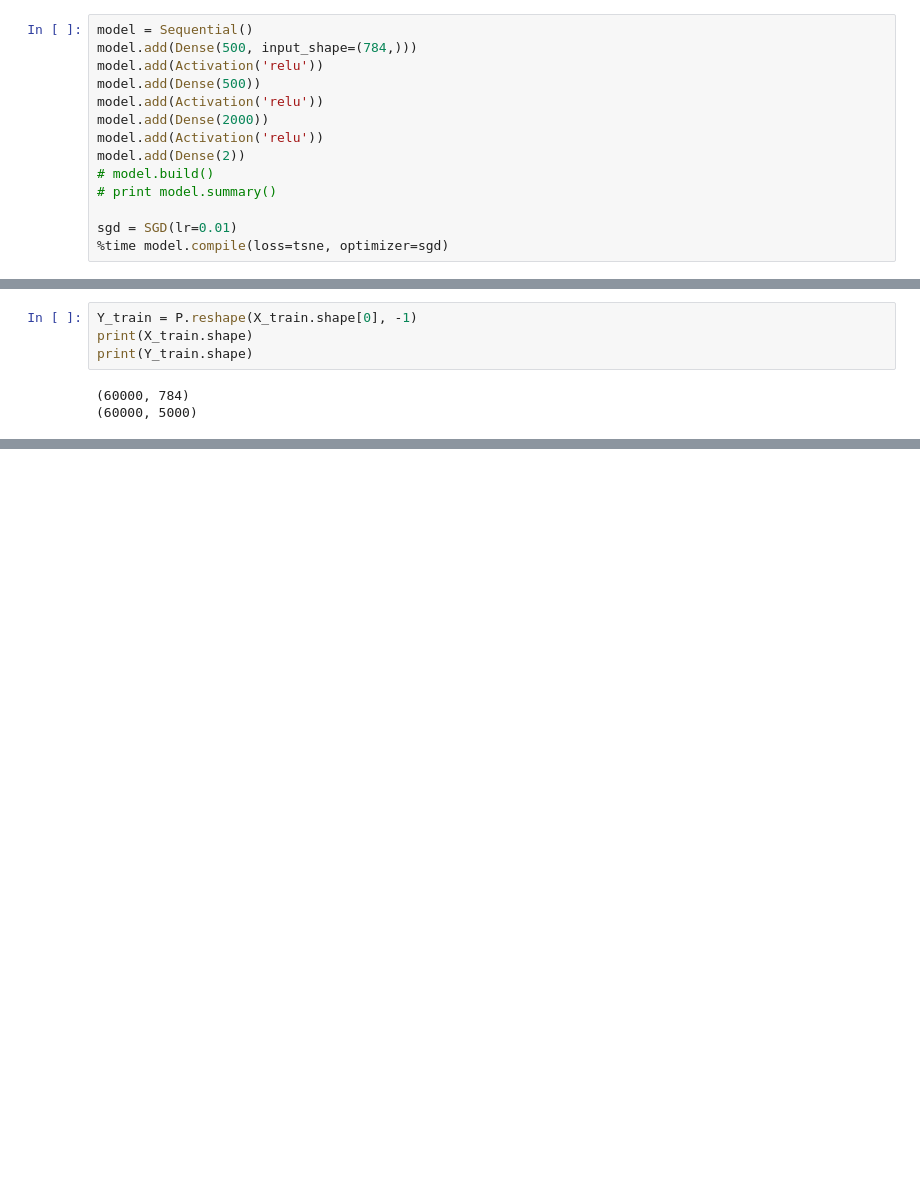
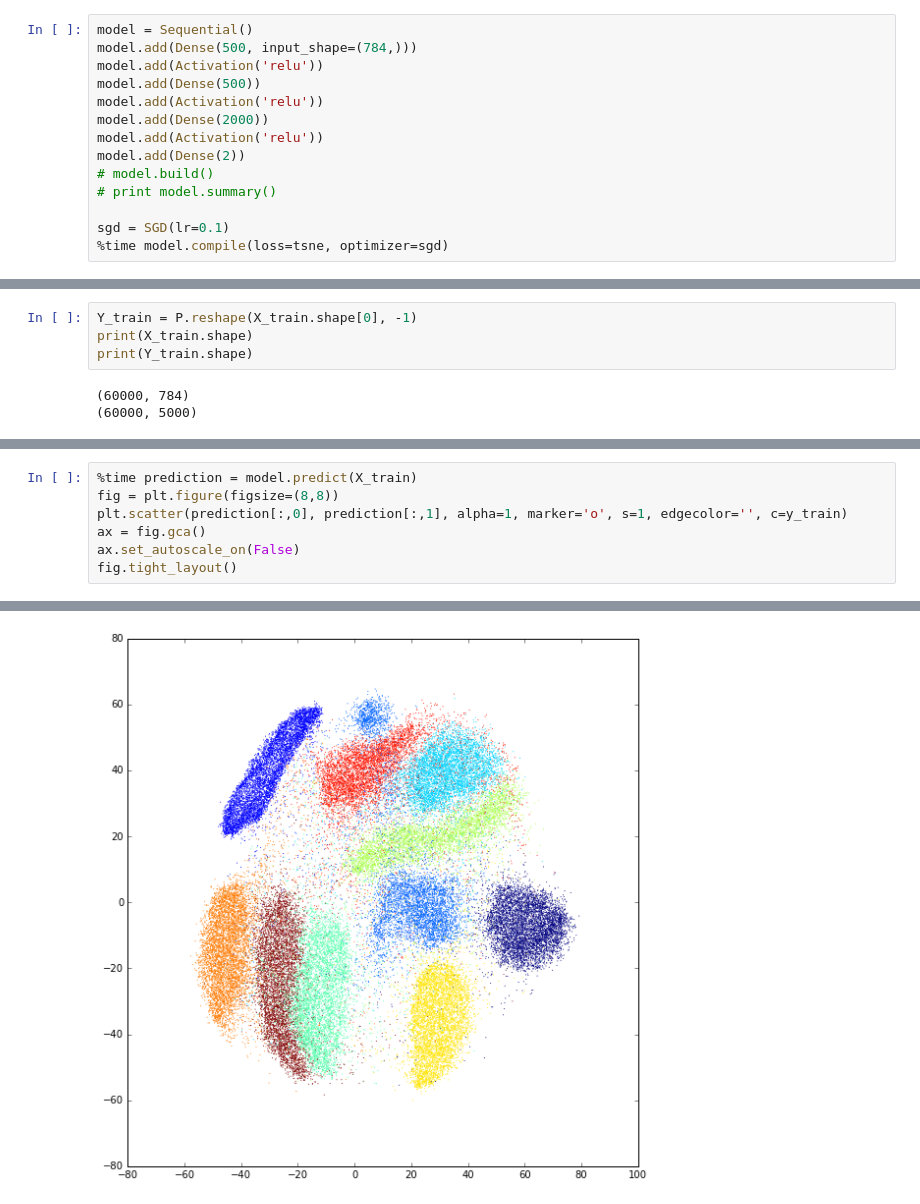
Before and after one commit to kylemcdonald/Parametric-t-SNE, a Jupyter notebook: Parametric t-SNE (Keras).ipynb, the cells around one changed output, grey strips where cells are left out. Cells and saved outputs as stored; diff of their text form; blank space fills up the shorter version.

```diff
--- a/Parametric t-SNE (Keras).ipynb
+++ b/Parametric t-SNE (Keras).ipynb
@@ -65,6 +65,6 @@ model.add(Dense(2))
 # model.build()
 # print model.summary()
 
-sgd = SGD(lr=0.01)
+sgd = SGD(lr=0.1)
 %time model.compile(loss=tsne, optimizer=sgd)
 # %% [output]
@@ -121,0 +111,8 @@ Epoch 37/500
+# %%
+%time prediction = model.predict(X_train)
+fig = plt.figure(figsize=(8,8))
+plt.scatter(prediction[:,0], prediction[:,1], alpha=1, marker='o', s=1, edgecolor='', c=y_train)
+ax = fig.gca()
+ax.set_autoscale_on(False)
+fig.tight_layout()
+# %% [output]
@@ -121,0 +121 @@ Epoch 37/500
+[figure, added]
```
Also changed, not shown: parts of 8 cells of this notebook, 1 other file.
